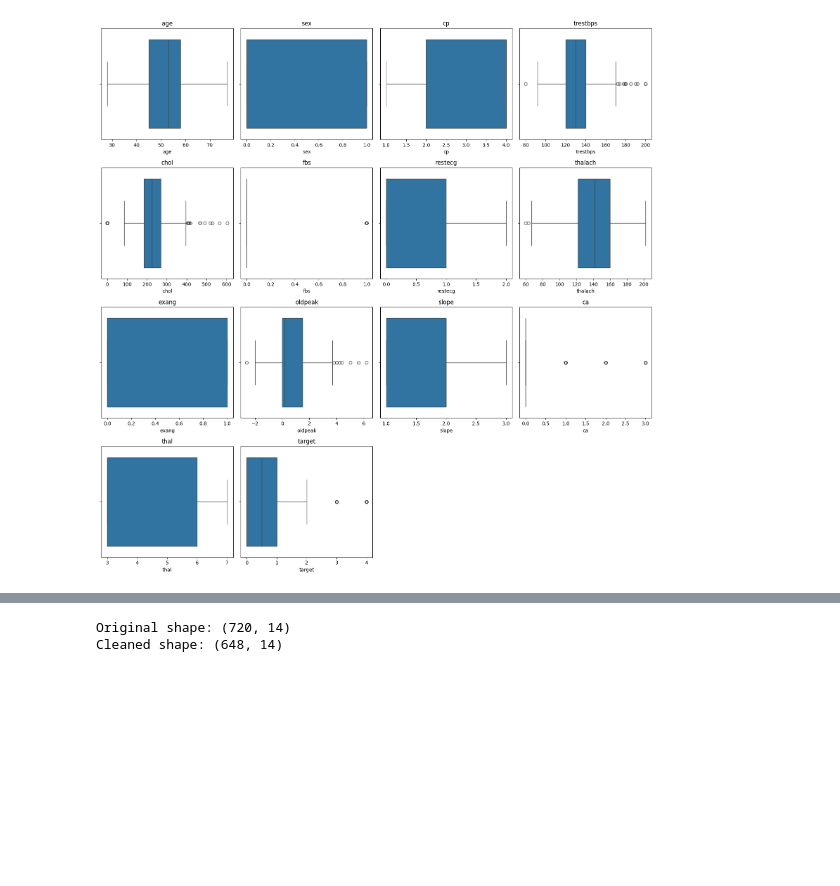
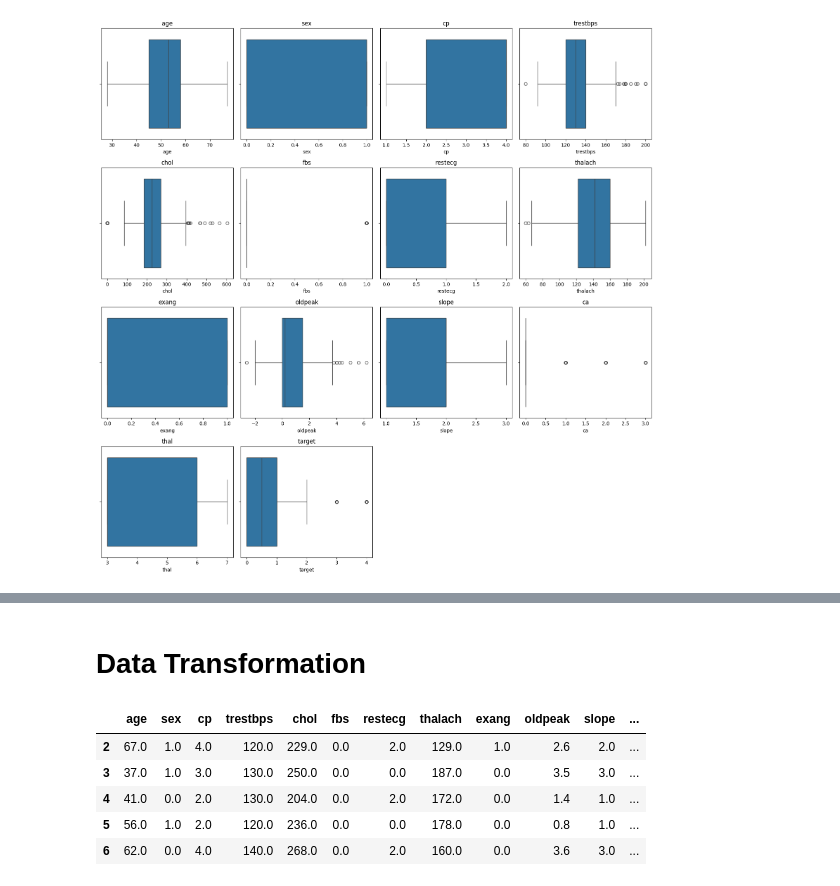
Before and after one commit to SiddhantSonawane/DSBDA_Practicals, a Jupyter notebook: PS13(heart)/heart-disease.ipynb, the cells around one changed output, grey strips where cells are left out. Saved outputs shown, nothing was run; the diff lists cells and outputs as text; code cells hidden in the pictures; blank space fills up the shorter version.

```diff
--- a/PS13(heart)/heart-disease.ipynb
+++ b/PS13(heart)/heart-disease.ipynb
@@ -168,7 +191,12 @@ visBoxplots(df)
+# %% [markdown]
+# Data Transformation
 # %%
-from sklearn.neighbors import LocalOutlierFactor
-
-y = df['target']
+from sklearn.preprocessing import StandardScaler,LabelEncoder
+df.head()
 # %% [output]
-Original shape: (720, 14)
-Cleaned shape: (648, 14)
+|  | age | sex | cp | trestbps | chol | fbs | restecg | thalach | exang | oldpeak | slope | ... |
+| 2 | 67.0 | 1.0 | 4.0 | 120.0 | 229.0 | 0.0 | 2.0 | 129.0 | 1.0 | 2.6 | 2.0 | ... |
+| 3 | 37.0 | 1.0 | 3.0 | 130.0 | 250.0 | 0.0 | 0.0 | 187.0 | 0.0 | 3.5 | 3.0 | ... |
+| 4 | 41.0 | 0.0 | 2.0 | 130.0 | 204.0 | 0.0 | 2.0 | 172.0 | 0.0 | 1.4 | 1.0 | ... |
+| 5 | 56.0 | 1.0 | 2.0 | 120.0 | 236.0 | 0.0 | 0.0 | 178.0 | 0.0 | 0.8 | 1.0 | ... |
+| 6 | 62.0 | 0.0 | 4.0 | 140.0 | 268.0 | 0.0 | 2.0 | 160.0 | 0.0 | 3.6 | 3.0 | ... |
```
Also changed, not shown: parts of 13 cells of this notebook, 5 other files.
